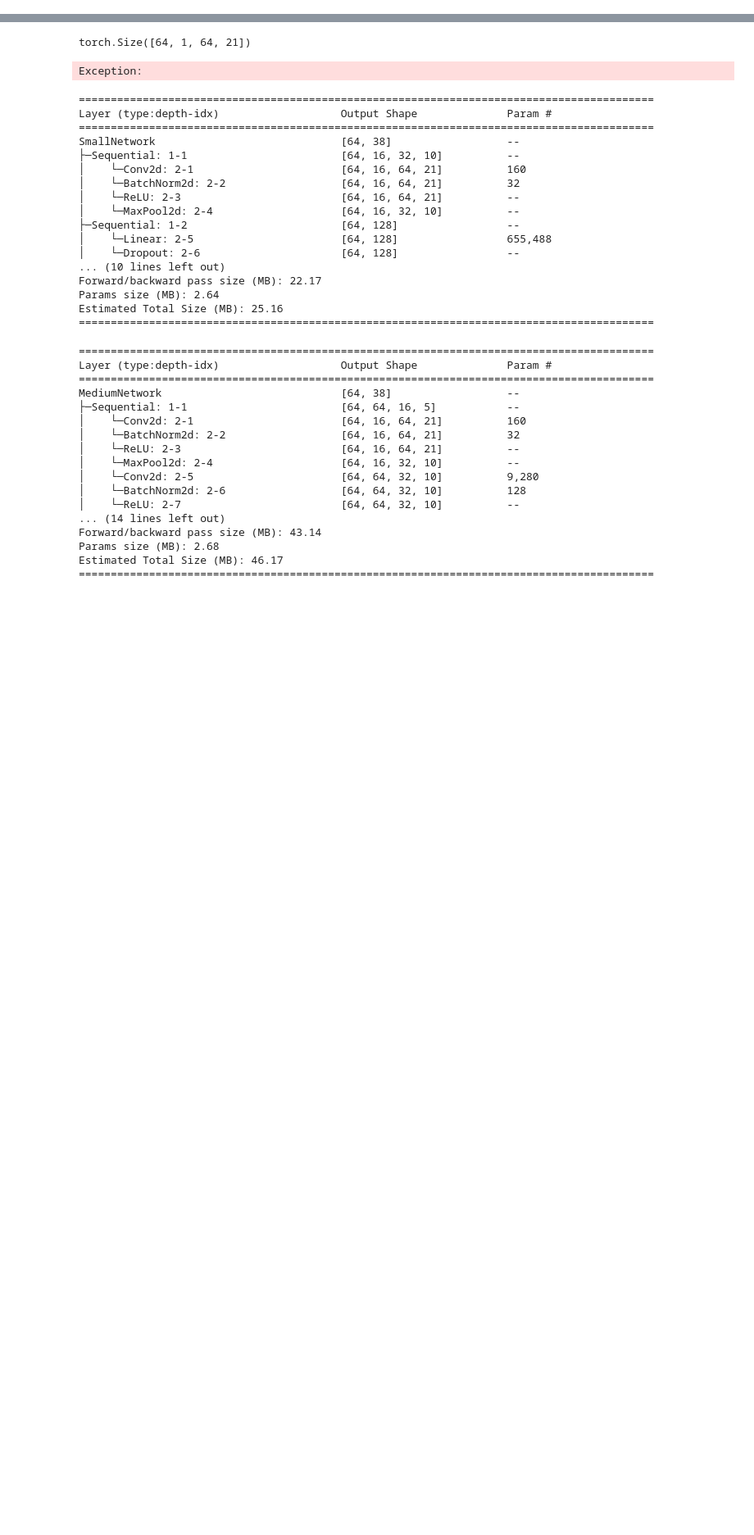
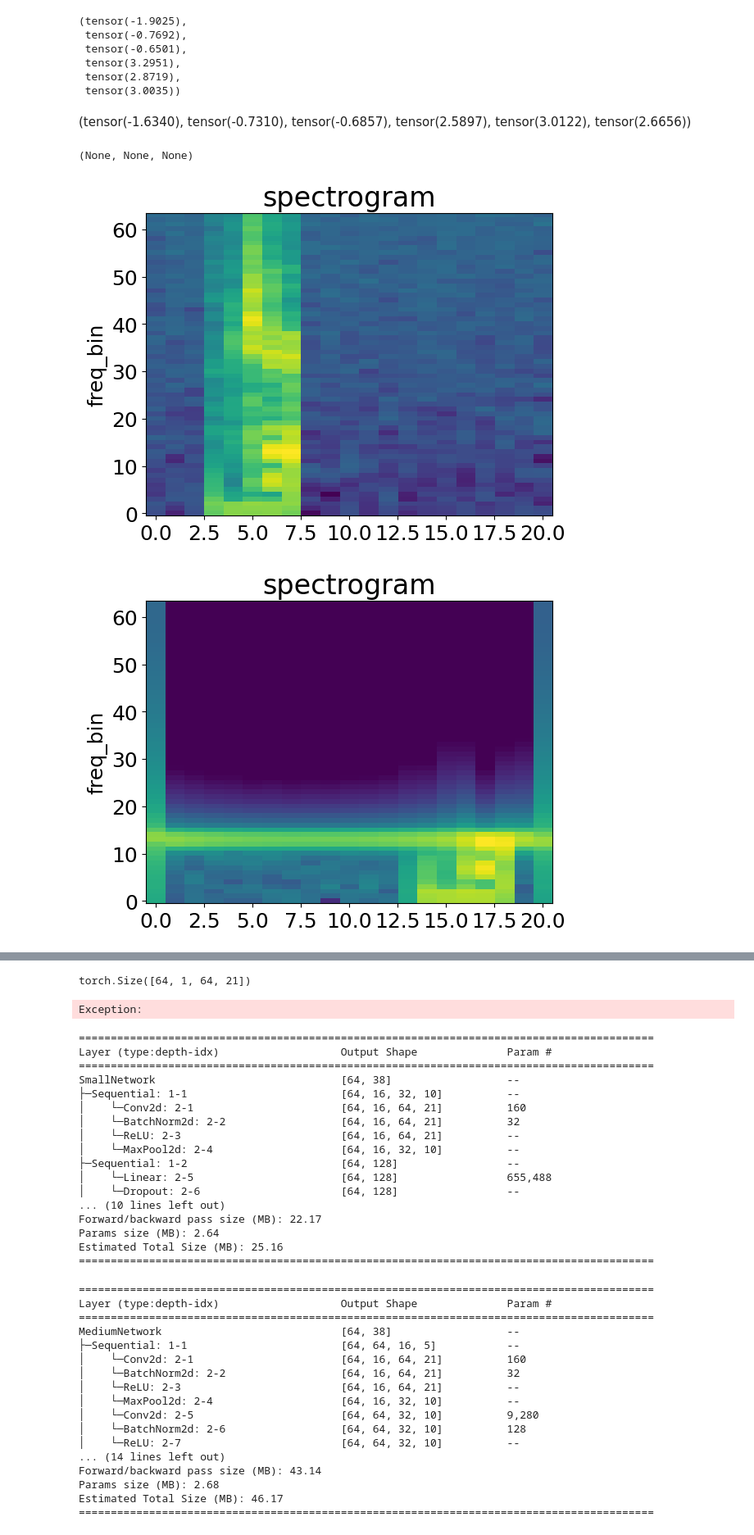
Before and after one commit to Frankalexej/lffl, a Jupyter notebook: try.ipynb, the cells around one changed output, grey strips where cells are left out. Shown: that part at 82% size. Saved outputs shown, nothing was run; the diff lists cells and outputs as text; code cells hidden in the pictures; blank space fills up the shorter version.

```diff
--- a/try.ipynb
+++ b/try.ipynb
@@ -24,9 +36,62 @@ import pickle
 # %%
-mytrans = nn.Sequential(
+mytrans_l = nn.Sequential(
+    Padder(sample_rate=TrainingConfigs.REC_SAMPLE_RATE, pad_len_ms=250, noise_level=1e-4),
+    XpassFilter(cut_off_upper=500),
+    torchaudio.transforms.MelSpectrogram(TrainingConfigs.REC_SAMPLE_RATE,
+                                        n_mels=TrainingConfigs.N_MELS,
+                                        n_fft=TrainingConfigs.N_FFT,
+                                        power=2),
+    torchaudio.transforms.AmplitudeToDB(stype="power"),
+    NormalizerKeepShape(NormalizerKeepShape.norm_mvn)
+)
+
+mytrans_f = nn.Sequential(
     Padder(sample_rate=TrainingConfigs.REC_SAMPLE_RATE, pad_len_ms=250, noise_level=1e-4),
     torchaudio.transforms.MelSpectrogram(TrainingConfigs.REC_SAMPLE_RATE,
                                         n_mels=TrainingConfigs.N_MELS,
                                         n_fft=TrainingConfigs.N_FFT,
                                         power=2),
-    torchaudio.transforms.AmplitudeToDB(stype="power", top_db=80),
-    NormalizerKeepShape(NormalizerKeepShape.norm_mvn))
+    torchaudio.transforms.AmplitudeToDB(stype="power"), # , top_db=80
+    NormalizerKeepShape(NormalizerKeepShape.norm_mvn)
+)
+
+mytrans_h = nn.Sequential(
+    Padder(sample_rate=TrainingConfigs.REC_SAMPLE_RATE, pad_len_ms=250, noise_level=1e-4),
+    XpassFilter(cut_off_upper=10000, cut_off_lower=4000),
+    torchaudio.transforms.MelSpectrogram(TrainingConfigs.REC_SAMPLE_RATE,
+                                        n_mels=TrainingConfigs.N_MELS,
+                                        n_fft=TrainingConfigs.N_FFT,
+                                        power=2),
+    torchaudio.transforms.AmplitudeToDB(stype="power"),
+    NormalizerKeepShape(NormalizerKeepShape.norm_mvn)
+)
+# %%
+phone_path = os.path.join(train_cut_audio_, '103/1240/0000/103-1240-0000-0004.flac')
+# %%
+sound, sound_sr = torchaudio.load(phone_path, normalize=True)
+# %%
+normf_S_data = mytrans_f(sound)
+norml_S_data = mytrans_l(sound)
+normh_S_data = mytrans_h(sound)
+# %%
+normf_S_data.min(), norml_S_data.min(), normh_S_data.min(), normf_S_data.max(), norml_S_data.max(), normh_S_data.max()
+# %% [output]
+(tensor(-1.9025),
+ tensor(-0.7692),
+ tensor(-0.6501),
+ tensor(3.2951),
+ tensor(2.8719),
+ tensor(3.0035))
+# %% [markdown]
+(tensor(-1.6340),
+ tensor(-0.7310),
+ tensor(-0.6857),
+ tensor(2.5897),
+ tensor(3.0122),
+ tensor(2.6656))
+# %%
+plot_spectrogram(normf_S_data[0], title="spectrogram"), plot_spectrogram(norml_S_data[0], title="spectrogram"), plot_spectrogram(normh_S_data[0], title="spectrogram")
+# %% [output]
+(None, None, None)
+[figure, added]
+[figure, added]
```
Also changed, not shown: parts of 3 cells of this notebook, 7 other files.
